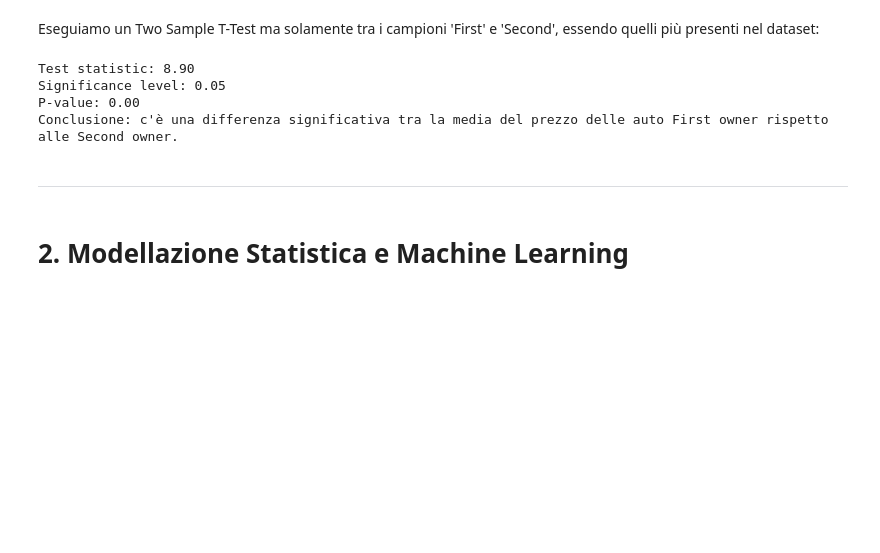
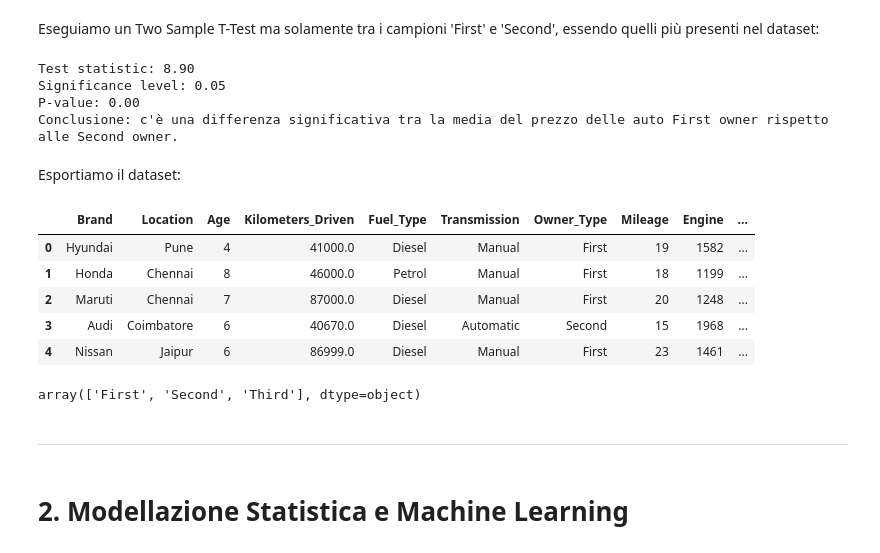
Before and after one commit to fragreco04/progetto-fad-2526, a Jupyter notebook: notebooks/completed/project.ipynb, the cells around one changed output. Cells and saved outputs as stored; diff of their text form; code cells hidden in the pictures; blank space fills up the shorter version.

```diff
--- a/notebooks/completed/project.ipynb
+++ b/notebooks/completed/project.ipynb
@@ -1980,6 +1980,23 @@ Test statistic: 8.90
 Significance level: 0.05
 P-value: 0.00
 Conclusione: c'è una differenza significativa tra la media del prezzo delle auto First owner rispetto alle Second owner.
+# %% [markdown]
+Esportiamo il dataset:
+# %%
+df.to_csv("dataset_for_modeling.csv", index=False)
+
+df.head()
+# %% [output]
+|  | Brand | Location | Age | Kilometers_Driven | Fuel_Type | Transmission | Owner_Type | Mileage | Engine | ... |
+| 0 | Hyundai | Pune | 4 | 41000.0 | Diesel | Manual | First | 19 | 1582 | ... |
+| 1 | Honda | Chennai | 8 | 46000.0 | Petrol | Manual | First | 18 | 1199 | ... |
+| 2 | Maruti | Chennai | 7 | 87000.0 | Diesel | Manual | First | 20 | 1248 | ... |
+| 3 | Audi | Coimbatore | 6 | 40670.0 | Diesel | Automatic | Second | 15 | 1968 | ... |
+| 4 | Nissan | Jaipur | 6 | 86999.0 | Diesel | Manual | First | 23 | 1461 | ... |
+# %%
+df['Owner_Type'].unique()
+# %% [output]
+array(['First', 'Second', 'Third'], dtype=object)
 # %% [markdown]
 ---
 # %% [markdown]
```
Also changed, not shown: parts of 24 cells of this notebook, 3 other files.
